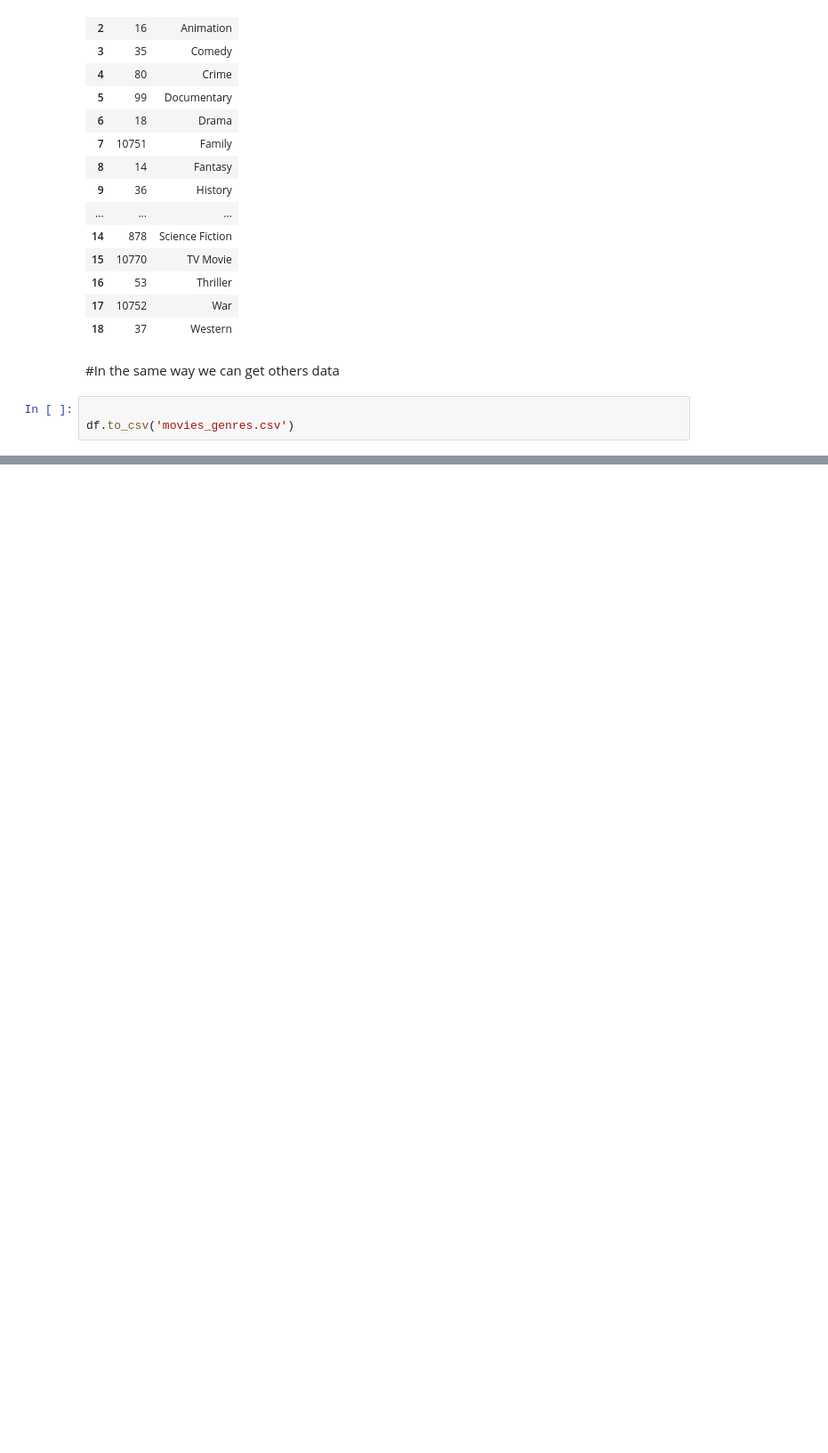
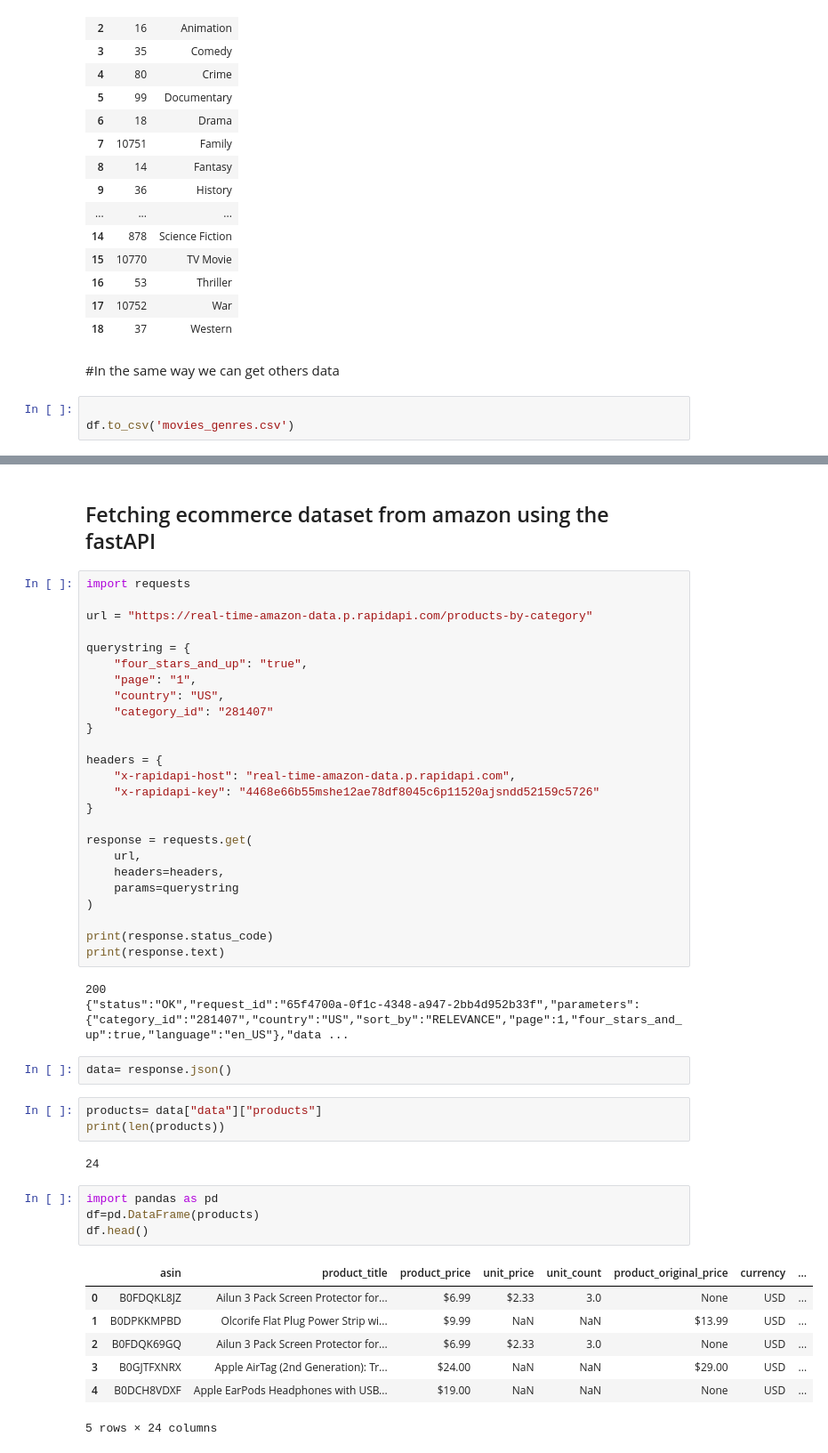
Before and after one commit to dahalaayush000-hue/All_ML, a Jupyter notebook: notebooks/05.Fetching_Data_from_API.ipynb, the cells around one changed output, grey strips where cells are left out. Shown at 89% size. Cells and saved outputs as stored; diff of their text form; blank space fills up the shorter version.

Commit message:
New realtime dataset using fast api

```diff
--- a/notebooks/05.Fetching_Data_from_API.ipynb
+++ b/notebooks/05.Fetching_Data_from_API.ipynb
@@ -70,0 +32,49 @@ df.to_csv('movies_genres.csv')
+# %% [markdown]
+## Fetching ecommerce dataset from amazon using the fastAPI
+# %%
+import requests
+
+url = "https://real-time-amazon-data.p.rapidapi.com/products-by-category"
+
+querystring = {
+    "four_stars_and_up": "true",
+    "page": "1",
+    "country": "US",
+    "category_id": "281407"
+}
+
+headers = {
+    "x-rapidapi-host": "real-time-amazon-data.p.rapidapi.com",
+    "x-rapidapi-key": "4468e66b55mshe12ae78df8045c6p11520ajsndd52159c5726"
+}
+
+response = requests.get(
+    url,
+    headers=headers,
+    params=querystring
+)
+
+print(response.status_code)
+print(response.text)
+# %% [output]
+200
+{"status":"OK","request_id":"65f4700a-0f1c-4348-a947-2bb4d952b33f","parameters":{"category_id":"281407","country":"US","sort_by":"RELEVANCE","page":1,"four_stars_and_up":true,"language":"en_US"},"data ...
+# %%
+data= response.json()
+# %%
+products= data["data"]["products"]
+print(len(products))
+# %% [output]
+24
+# %%
+import pandas as pd
+df=pd.DataFrame(products)
+df.head()
+# %% [output]
+|  | asin | product_title | product_price | unit_price | unit_count | product_original_price | currency | ... |
+| 0 | B0FDQKL8JZ | Ailun 3 Pack Screen Protector for... | $6.99 | $2.33 | 3.0 | None | USD | ... |
+| 1 | B0DPKKMPBD | Olcorife Flat Plug Power Strip wi... | $9.99 | NaN | NaN | $13.99 | USD | ... |
+| 2 | B0FDQK69GQ | Ailun 3 Pack Screen Protector for... | $6.99 | $2.33 | 3.0 | None | USD | ... |
+| 3 | B0GJTFXNRX | Apple AirTag (2nd Generation): Tr... | $24.00 | NaN | NaN | $29.00 | USD | ... |
+| 4 | B0DCH8VDXF | Apple EarPods Headphones with USB... | $19.00 | NaN | NaN | None | USD | ... |
+5 rows × 24 columns
```
Also changed, not shown: parts of 32 cells of this notebook, 2 other files.
